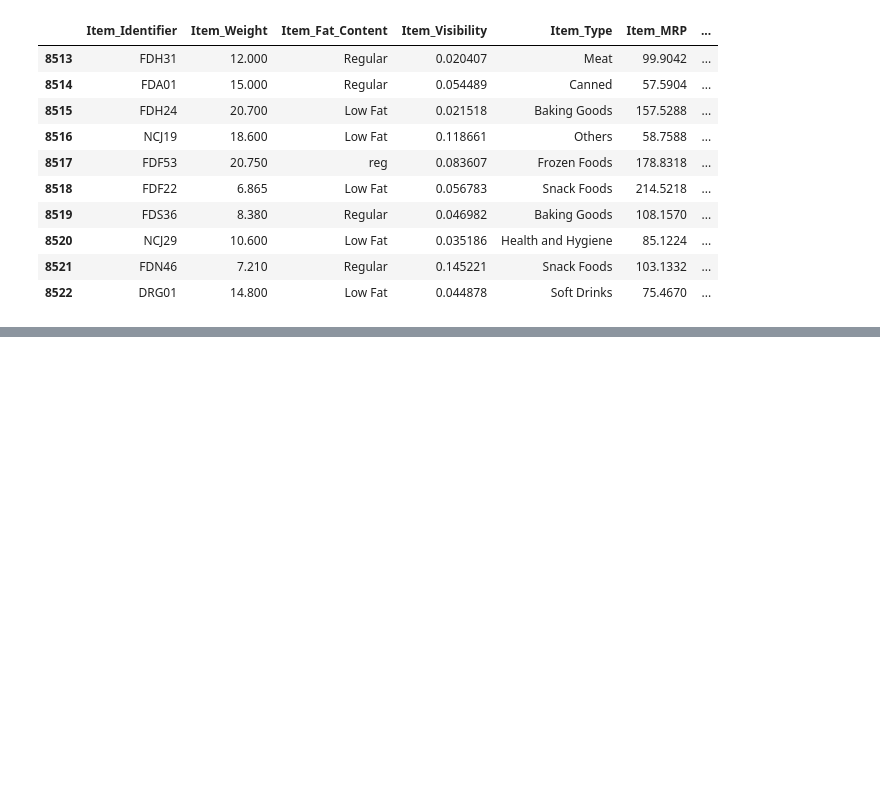
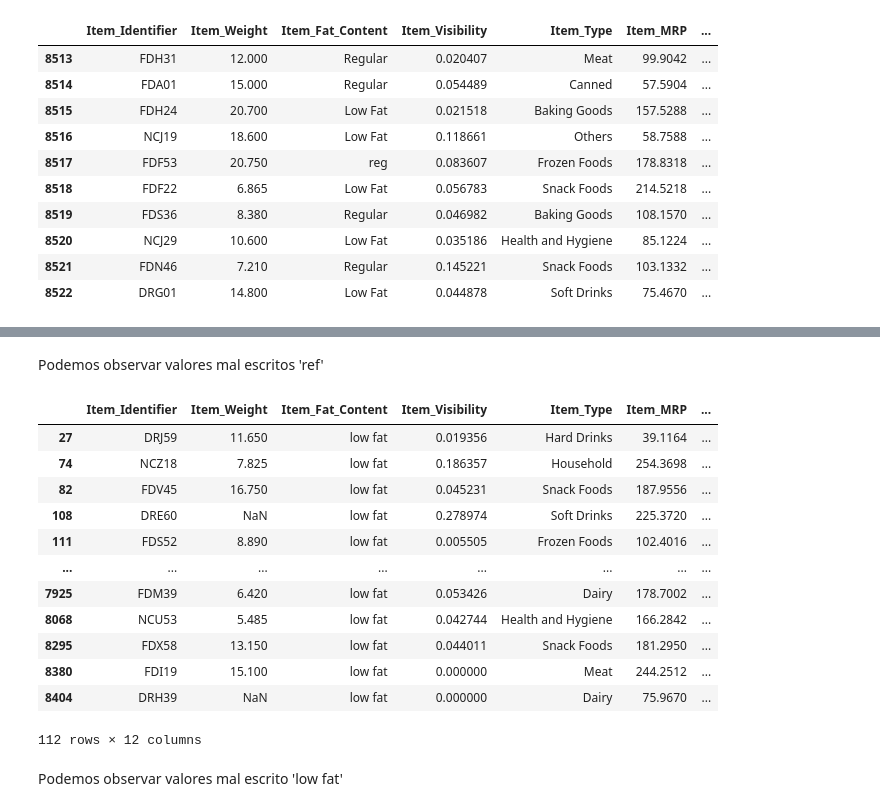
Before and after one commit to Xavialva/Ventas-predicciones, a Jupyter notebook: Limpieza_de_datos.ipynb, the cells around one changed output, grey strips where cells are left out. Cells and saved outputs as stored; diff of their text form; code cells hidden in the pictures; blank space fills up the shorter version.

```diff
--- a/Limpieza_de_datos.ipynb
+++ b/Limpieza_de_datos.ipynb
@@ -60,0 +105,20 @@ df.tail(10)
+# %% [markdown]
+Podemos observar valores mal escritos 'ref'
+# %%
+df.loc[df['Item_Fat_Content']=='low fat']
+# %% [output]
+|  | Item_Identifier | Item_Weight | Item_Fat_Content | Item_Visibility | Item_Type | Item_MRP | ... |
+| 27 | DRJ59 | 11.650 | low fat | 0.019356 | Hard Drinks | 39.1164 | ... |
+| 74 | NCZ18 | 7.825 | low fat | 0.186357 | Household | 254.3698 | ... |
+| 82 | FDV45 | 16.750 | low fat | 0.045231 | Snack Foods | 187.9556 | ... |
+| 108 | DRE60 | NaN | low fat | 0.278974 | Soft Drinks | 225.3720 | ... |
+| 111 | FDS52 | 8.890 | low fat | 0.005505 | Frozen Foods | 102.4016 | ... |
+| ... | ... | ... | ... | ... | ... | ... | ... |
+| 7925 | FDM39 | 6.420 | low fat | 0.053426 | Dairy | 178.7002 | ... |
+| 8068 | NCU53 | 5.485 | low fat | 0.042744 | Health and Hygiene | 166.2842 | ... |
+| 8295 | FDX58 | 13.150 | low fat | 0.044011 | Snack Foods | 181.2950 | ... |
+| 8380 | FDI19 | 15.100 | low fat | 0.000000 | Meat | 244.2512 | ... |
+| 8404 | DRH39 | NaN | low fat | 0.000000 | Dairy | 75.9670 | ... |
+112 rows × 12 columns
+# %% [markdown]
+Podemos observar valores mal escrito 'low fat'
```
Also changed, not shown: parts of 5 cells of this notebook.
